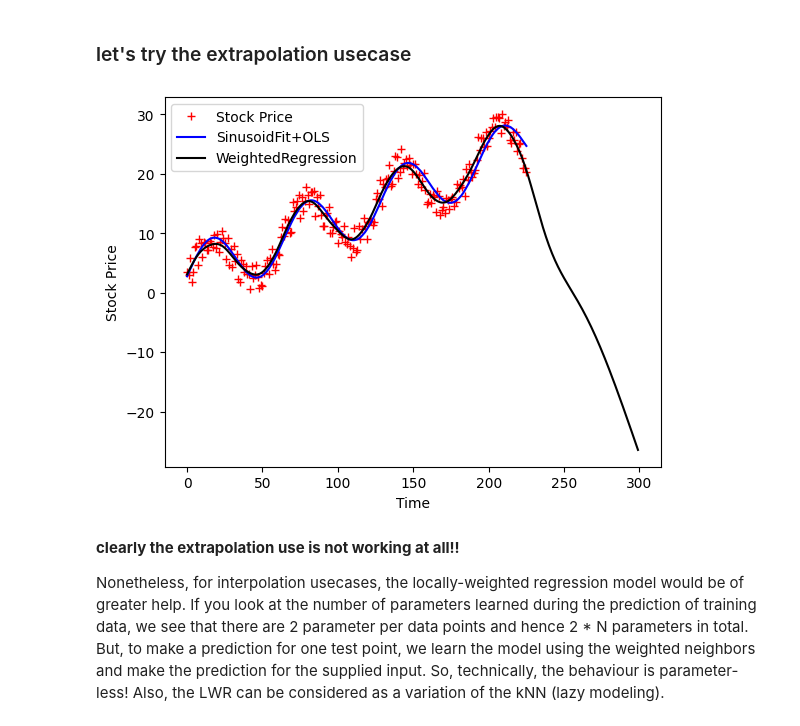
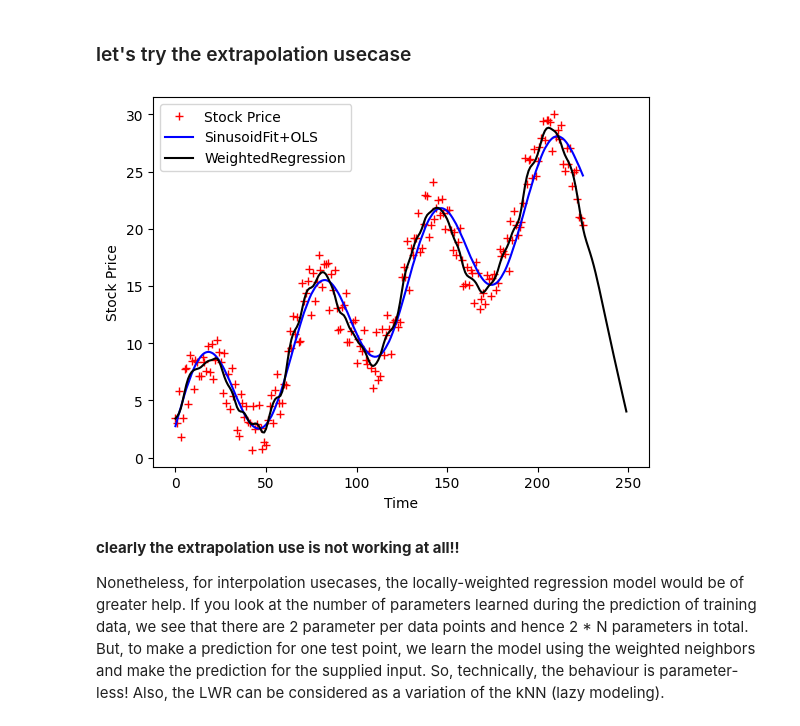
Before and after one commit to sudarsun/DA5401-2024, a Jupyter notebook: Assignment2-Solution.ipynb, the cells around one changed output. Saved outputs shown, nothing was run; the diff lists cells and outputs as text; code cells hidden in the pictures.

```diff
--- a/Assignment2-Solution.ipynb
+++ b/Assignment2-Solution.ipynb
@@ -720,6 +766,9 @@ Given a dataset X, y, we attempt to find a model h(x) that minimizes residual su
 # %%
 def gaussian_kernel(xi,X,tau):
-    return np.exp(-(xi-X)**2/(2*tau**2))
+    # compute the kernel distances
+    num = np.exp(-(xi-X)**2/(2*tau**2))
+    # normalize the distance
+    return num/np.sum(num)
 # %% [markdown]
 Let's implement the LWR using $\hat\beta(x_0)=\frac{X^\top Wy}{X^\top WX}$ for a data point
 # %%
@@ -759,18 +808,18 @@ plt.show()
 ### let's try the extrapolation usecase
 # %%
 # our range is 0-225, let's stretch the range to do extrapolation.
-xx_extra = np.arange(0, 300, 1)
+xx_extra = np.arange(0, 250, 1)
 # %%
-y_preds_extra = predict(xx_extra, xx, yy, tau=5)
+y_preds_extra = predict(xx_extra, xx, yy, tau=2)
 plt.plot(xx, y2.y, 'r+')
 plt.plot(xx, yhat3, 'b-')
 plt.plot(xx_extra, y_preds_extra, 'k-')
 plt.ylabel('Stock Price')
 plt.xlabel('Time')
 plt.legend(['Stock Price', 'SinusoidFit+OLS', 'WeightedRegression'], loc='upper left')
 plt.show()
 # %% [output]
-[figure, old version]
+[figure, new version]
 # %% [markdown]
 __clearly the extrapolation use is not working at all!!__
 
```
Also changed, not shown: parts of 19 cells of this notebook.
